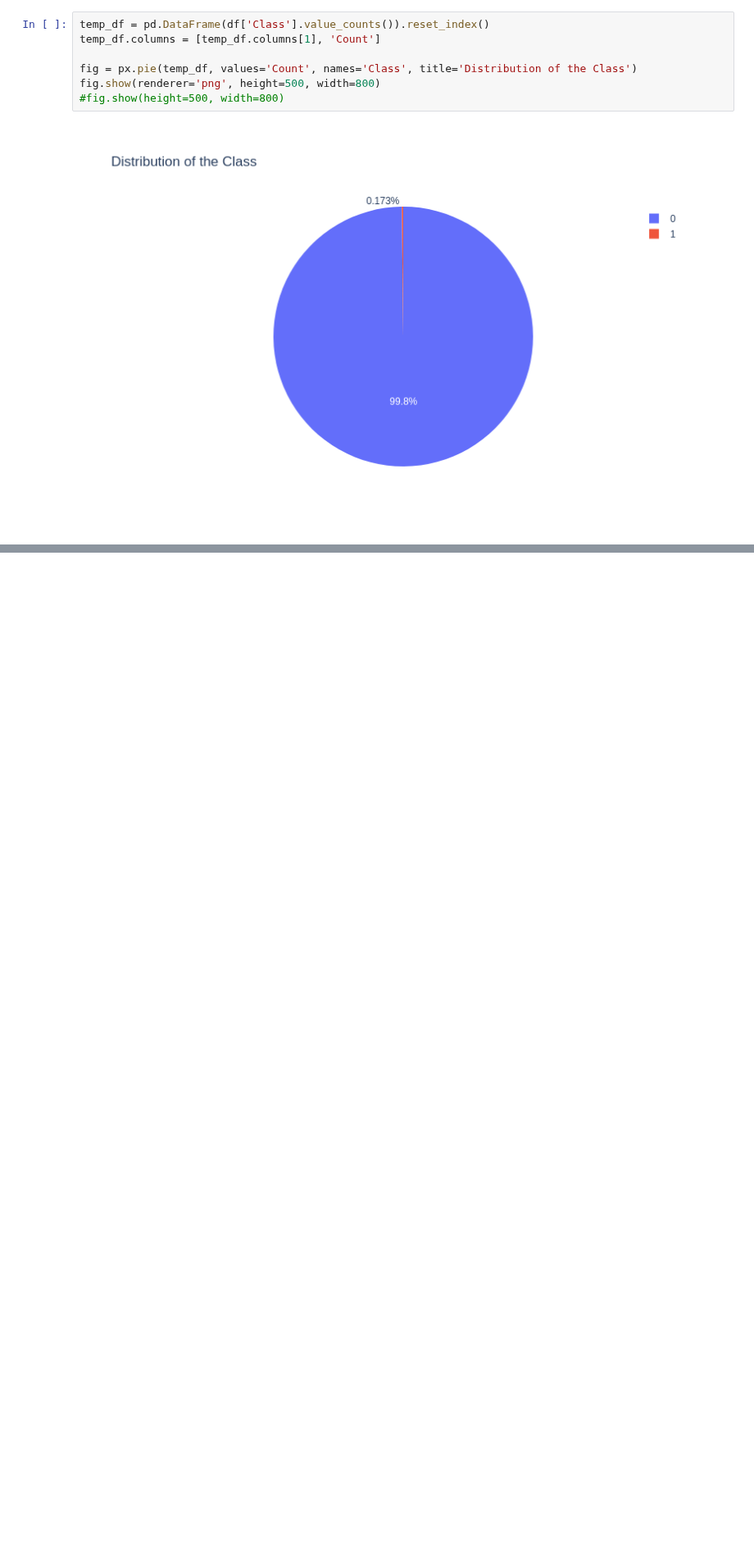
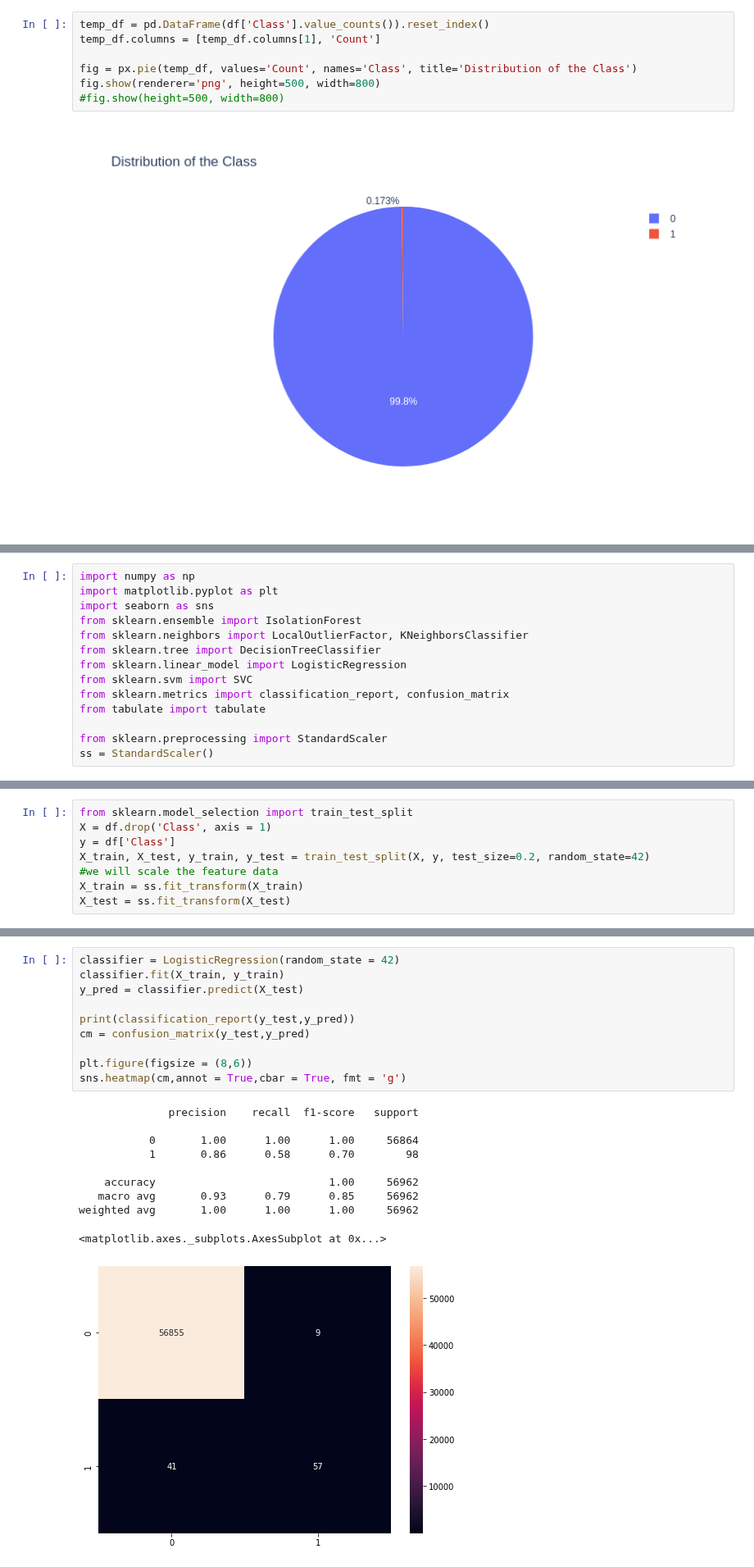
Before and after one commit to kkrusere/Credit-Card-Fraud-Anomaly-Outlier-Detection, a Jupyter notebook: Credit_Card_fraud_detection.ipynb, the cells around one changed output, grey strips where cells are left out. Shown at 82% size. Cells and saved outputs as stored; diff of their text form; blank space fills up the shorter version.

```diff
--- a/Credit_Card_fraud_detection.ipynb
+++ b/Credit_Card_fraud_detection.ipynb
@@ -123,0 +128,14 @@ fig.show(renderer='png', height=500, width=800)
+# %%
+import numpy as np
+import matplotlib.pyplot as plt
+import seaborn as sns
+from sklearn.ensemble import IsolationForest
+from sklearn.neighbors import LocalOutlierFactor, KNeighborsClassifier
+from sklearn.tree import DecisionTreeClassifier
+from sklearn.linear_model import LogisticRegression
+from sklearn.svm import SVC
+from sklearn.metrics import classification_report, confusion_matrix
+from tabulate import tabulate
+
+from sklearn.preprocessing import StandardScaler
+ss = StandardScaler()
@@ -123,0 +158,8 @@ fig.show(renderer='png', height=500, width=800)
+# %%
+from sklearn.model_selection import train_test_split
+X = df.drop('Class', axis = 1)
+y = df['Class']
+X_train, X_test, y_train, y_test = train_test_split(X, y, test_size=0.2, random_state=42)
+#we will scale the feature data
+X_train = ss.fit_transform(X_train)
+X_test = ss.fit_transform(X_test)
@@ -123,0 +172,21 @@ fig.show(renderer='png', height=500, width=800)
+# %%
+classifier = LogisticRegression(random_state = 42)
+classifier.fit(X_train, y_train)
+y_pred = classifier.predict(X_test)
+
+print(classification_report(y_test,y_pred))
+cm = confusion_matrix(y_test,y_pred)
+
+plt.figure(figsize = (8,6))
+sns.heatmap(cm,annot = True,cbar = True, fmt = 'g')
+# %% [output]
+              precision    recall  f1-score   support
+
+           0       1.00      1.00      1.00     56864
+           1       0.86      0.58      0.70        98
+
+    accuracy                           1.00     56962
+   macro avg       0.93      0.79      0.85     56962
+weighted avg       1.00      1.00      1.00     56962
+<matplotlib.axes._subplots.AxesSubplot at 0x...>
+[figure, added]
```
Also changed, not shown: parts of 16 cells of this notebook.
